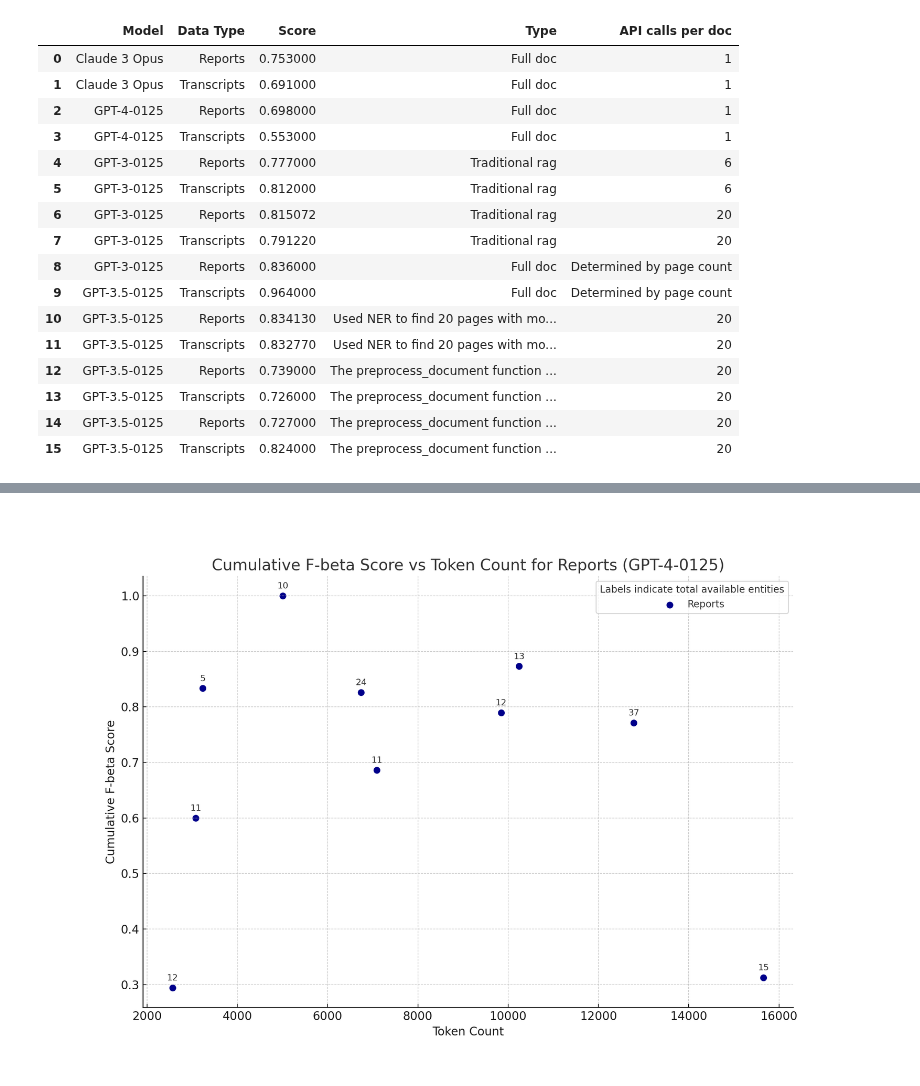
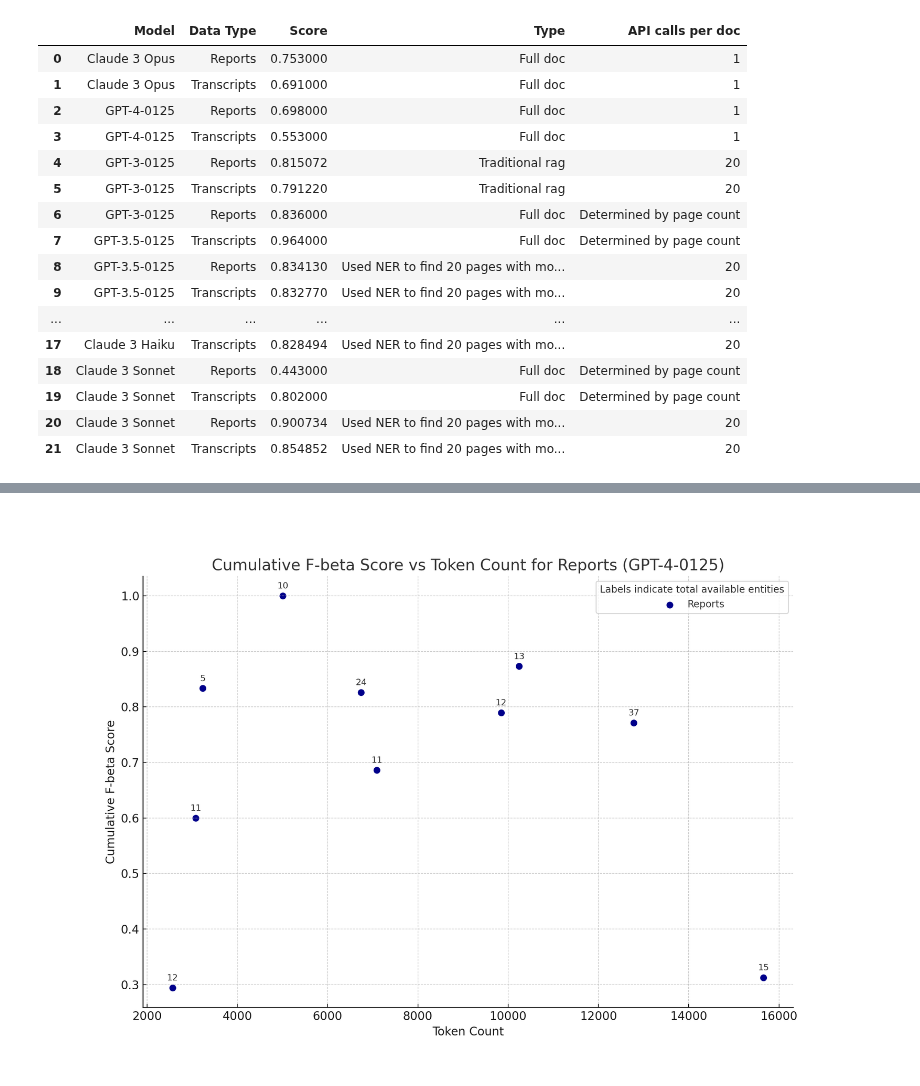
Before and after one commit to ipno-llead/US-IPNO-exonerations, a Jupyter notebook: write/HRDAG-tech-corner/blog-post-2/write/iteration-1.ipynb, the cells around one changed output, grey strips where cells are left out. Drawn from its saved outputs; the diff is of its cells as text; code cells hidden in the pictures.

```diff
--- a/write/HRDAG-tech-corner/blog-post-2/write/iteration-1.ipynb
+++ b/write/HRDAG-tech-corner/blog-post-2/write/iteration-1.ipynb
@@ -4,26 +4,26 @@ import pandas as pd
 # %%
 def read_table():
     df = pd.read_csv("../data/blog-post-2.csv")
     return df
 
 df = read_table()
 
-df.head(20)
+df
 # %% [output]
 |  | Model | Data Type | Score | Type | API calls per doc |
 | 0 | Claude 3 Opus | Reports | 0.753000 | Full doc | 1 |
 | 1 | Claude 3 Opus | Transcripts | 0.691000 | Full doc | 1 |
 | 2 | GPT-4-0125 | Reports | 0.698000 | Full doc | 1 |
 | 3 | GPT-4-0125 | Transcripts | 0.553000 | Full doc | 1 |
-| 4 | GPT-3-0125 | Reports | 0.777000 | Traditional rag | 6 |
-| 5 | GPT-3-0125 | Transcripts | 0.812000 | Traditional rag | 6 |
-| 6 | GPT-3-0125 | Reports | 0.815072 | Traditional rag | 20 |
-| 7 | GPT-3-0125 | Transcripts | 0.791220 | Traditional rag | 20 |
-| 8 | GPT-3-0125 | Reports | 0.836000 | Full doc | Determined by page count |
-| 9 | GPT-3.5-0125 | Transcripts | 0.964000 | Full doc | Determined by page count |
-| 10 | GPT-3.5-0125 | Reports | 0.834130 | Used NER to find 20 pages with mo... | 20 |
-| 11 | GPT-3.5-0125 | Transcripts | 0.832770 | Used NER to find 20 pages with mo... | 20 |
-| 12 | GPT-3.5-0125 | Reports | 0.739000 | The preprocess_document function ... | 20 |
-| 13 | GPT-3.5-0125 | Transcripts | 0.726000 | The preprocess_document function ... | 20 |
-| 14 | GPT-3.5-0125 | Reports | 0.727000 | The preprocess_document function ... | 20 |
-| 15 | GPT-3.5-0125 | Transcripts | 0.824000 | The preprocess_document function ... | 20 |
+| 4 | GPT-3-0125 | Reports | 0.815072 | Traditional rag | 20 |
+| 5 | GPT-3-0125 | Transcripts | 0.791220 | Traditional rag | 20 |
+| 6 | GPT-3-0125 | Reports | 0.836000 | Full doc | Determined by page count |
+| 7 | GPT-3.5-0125 | Transcripts | 0.964000 | Full doc | Determined by page count |
+| 8 | GPT-3.5-0125 | Reports | 0.834130 | Used NER to find 20 pages with mo... | 20 |
+| 9 | GPT-3.5-0125 | Transcripts | 0.832770 | Used NER to find 20 pages with mo... | 20 |
+| ... | ... | ... | ... | ... | ... |
+| 17 | Claude 3 Haiku | Transcripts | 0.828494 | Used NER to find 20 pages with mo... | 20 |
+| 18 | Claude 3 Sonnet | Reports | 0.443000 | Full doc | Determined by page count |
+| 19 | Claude 3 Sonnet | Transcripts | 0.802000 | Full doc | Determined by page count |
+| 20 | Claude 3 Sonnet | Reports | 0.900734 | Used NER to find 20 pages with mo... | 20 |
+| 21 | Claude 3 Sonnet | Transcripts | 0.854852 | Used NER to find 20 pages with mo... | 20 |
```
Also changed, not shown: parts of 7 cells of this notebook, 4 other files.
